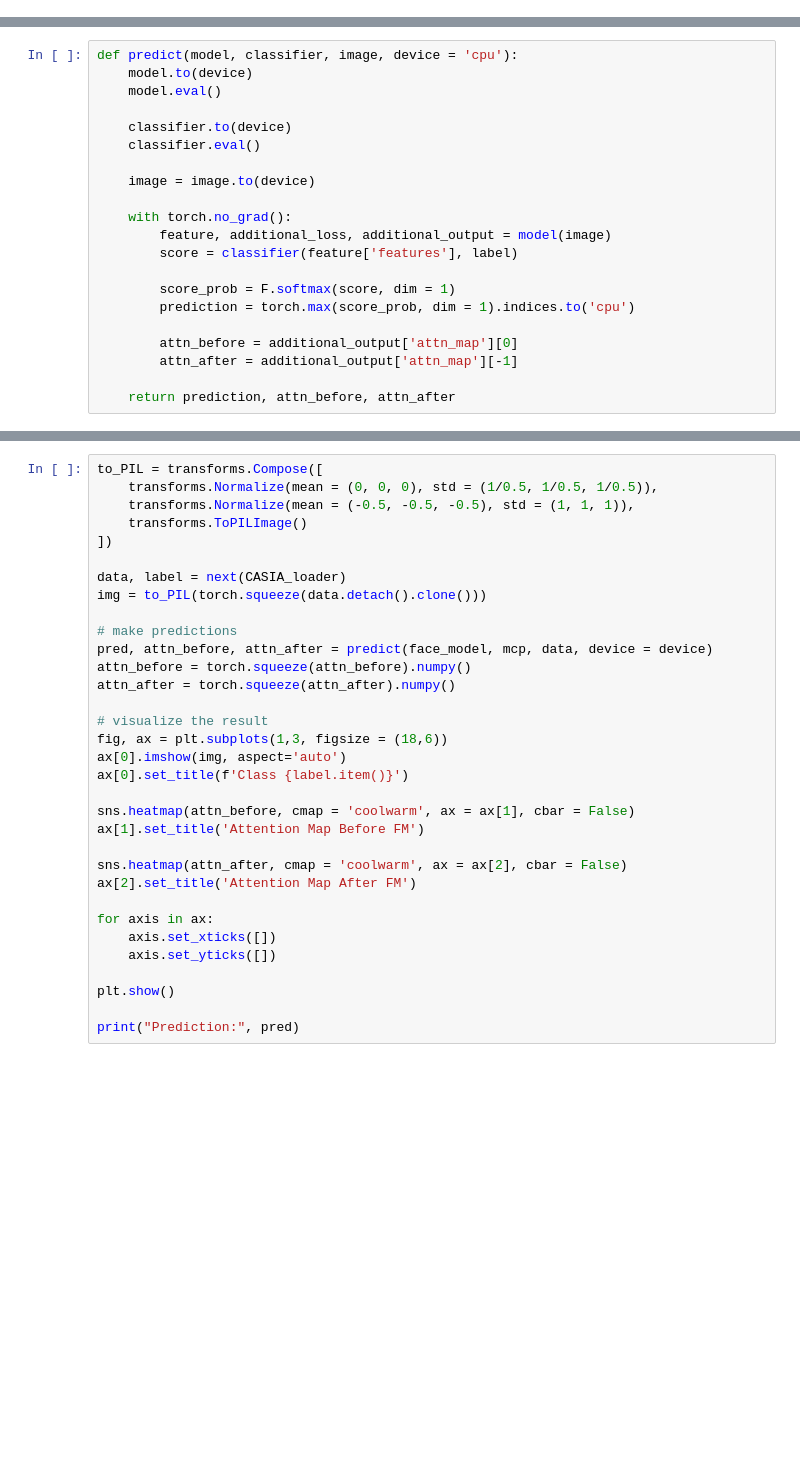
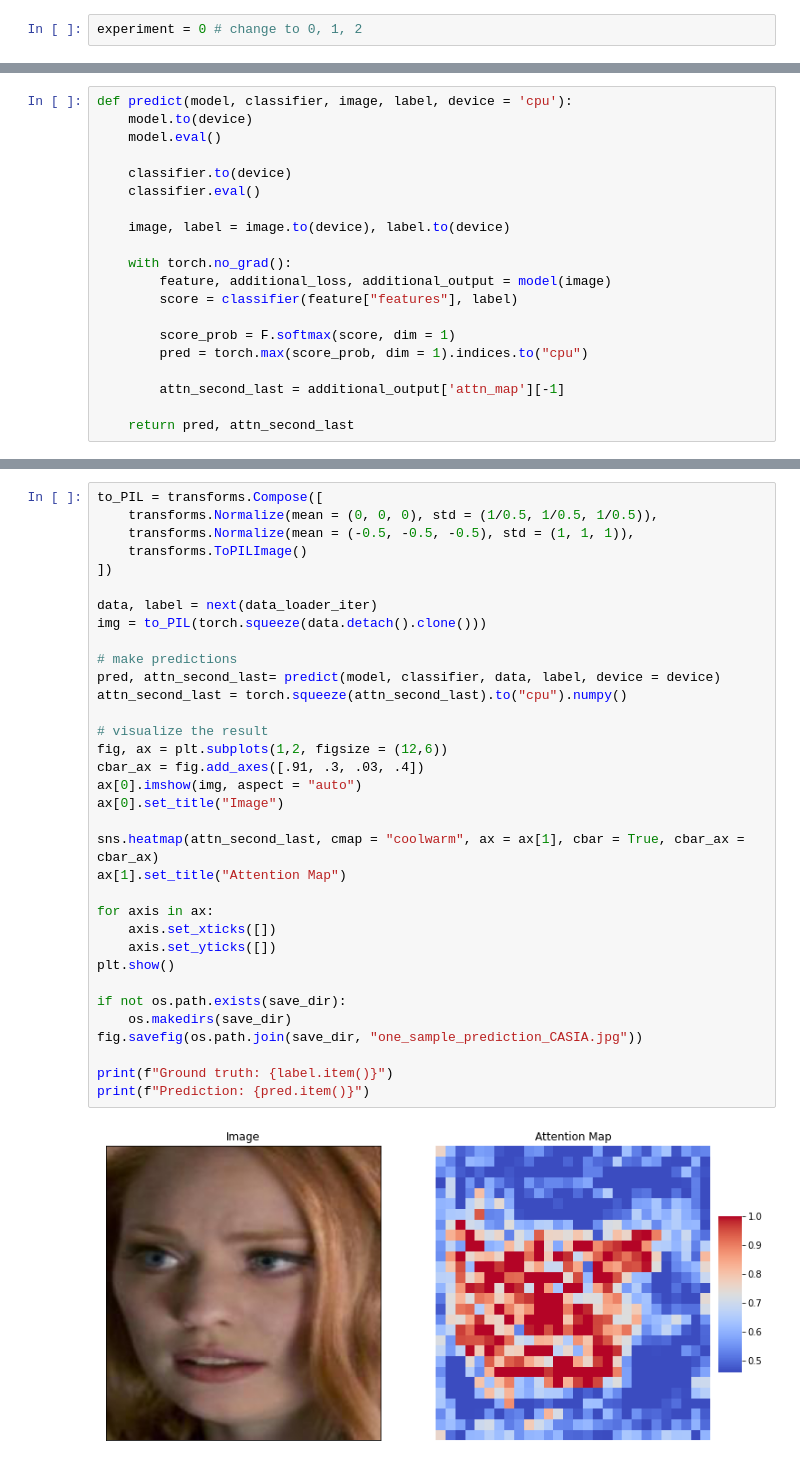
Before and after one commit to suryaParyanta/Final_year_project, a Jupyter notebook: notebooks/visualize_attention_face.ipynb, the cells around one changed output, grey strips where cells are left out. Drawn from its saved outputs; the diff is of its cells as text; blank space fills up the shorter version.

```diff
--- a/notebooks/visualize_attention_face.ipynb
+++ b/notebooks/visualize_attention_face.ipynb
@@ -19,0 +38,2 @@ from eval_net import extract_feature
+# %%
+experiment = 0 # change to 0, 1, 2
@@ -35,21 +98,20 @@ feature_dict = 'feature_dictionary/CASIA/100000/dictionary_second_64.pickle'
 # %%
-def predict(model, classifier, image, device = 'cpu'):
+def predict(model, classifier, image, label, device = 'cpu'):
     model.to(device)
     model.eval()
 
     classifier.to(device)
     classifier.eval()
 
-    image = image.to(device)
+    image, label = image.to(device), label.to(device)
 
     with torch.no_grad():
         feature, additional_loss, additional_output = model(image)
-        score = classifier(feature['features'], label)
+        score = classifier(feature["features"], label)
 
         score_prob = F.softmax(score, dim = 1)
-        prediction = torch.max(score_prob, dim = 1).indices.to('cpu')
+        pred = torch.max(score_prob, dim = 1).indices.to("cpu")
 
-        attn_before = additional_output['attn_map'][0]
-        attn_after = additional_output['attn_map'][-1]
+        attn_second_last = additional_output['attn_map'][-1]
 
-    return prediction, attn_before, attn_after
+    return pred, attn_second_last
@@ -78,33 +121,36 @@ CASIA_loader = iter(get_data_loader(CASIA_dataset, batch_size = 1))
 # %%
 to_PIL = transforms.Compose([
     transforms.Normalize(mean = (0, 0, 0), std = (1/0.5, 1/0.5, 1/0.5)),
     transforms.Normalize(mean = (-0.5, -0.5, -0.5), std = (1, 1, 1)),
     transforms.ToPILImage()
 ])
 
-data, label = next(CASIA_loader)
+data, label = next(data_loader_iter)
 img = to_PIL(torch.squeeze(data.detach().clone()))
 
 # make predictions
-pred, attn_before, attn_after = predict(face_model, mcp, data, device = device)
-attn_before = torch.squeeze(attn_before).numpy()
-attn_after = torch.squeeze(attn_after).numpy()
+pred, attn_second_last= predict(model, classifier, data, label, device = device)
+attn_second_last = torch.squeeze(attn_second_last).to("cpu").numpy()
 
 # visualize the result
-fig, ax = plt.subplots(1,3, figsize = (18,6))
-ax[0].imshow(img, aspect='auto')
-ax[0].set_title(f'Class {label.item()}')
+fig, ax = plt.subplots(1,2, figsize = (12,6))
+cbar_ax = fig.add_axes([.91, .3, .03, .4])
+ax[0].imshow(img, aspect = "auto")
+ax[0].set_title("Image")
 
-sns.heatmap(attn_before, cmap = 'coolwarm', ax = ax[1], cbar = False)
-ax[1].set_title('Attention Map Before FM')
-
-sns.heatmap(attn_after, cmap = 'coolwarm', ax = ax[2], cbar = False)
-ax[2].set_title('Attention Map After FM')
+sns.heatmap(attn_second_last, cmap = "coolwarm", ax = ax[1], cbar = True, cbar_ax = cbar_ax)
+ax[1].set_title("Attention Map")
 
 for axis in ax:
     axis.set_xticks([])
     axis.set_yticks([])
-
 plt.show()
 
-print("Prediction:", pred)
+if not os.path.exists(save_dir):
+    os.makedirs(save_dir)
+fig.savefig(os.path.join(save_dir, "one_sample_prediction_CASIA.jpg"))
+
+print(f"Ground truth: {label.item()}")
+print(f"Prediction: {pred.item()}")
+# %% [output]
+[figure, added]
```
Also changed, not shown: parts of 30 cells of this notebook, 3 other files.
